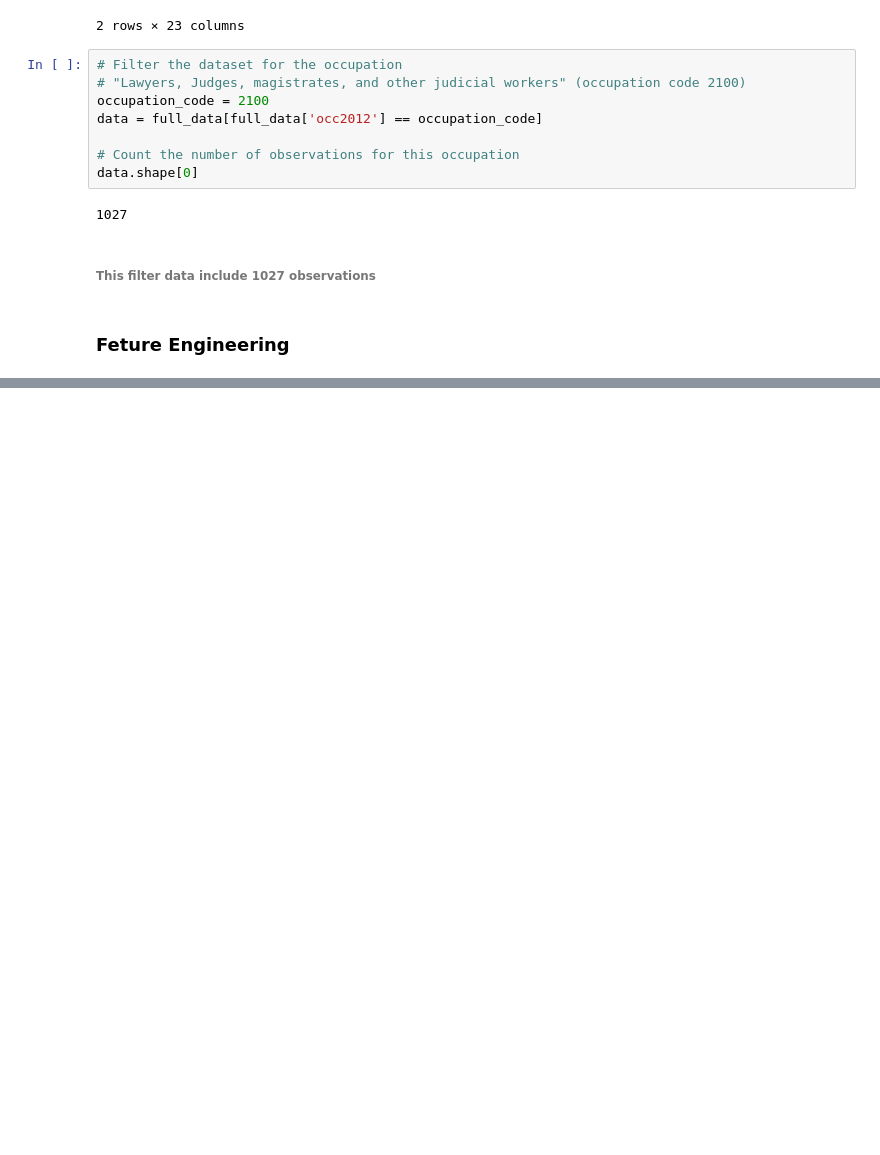
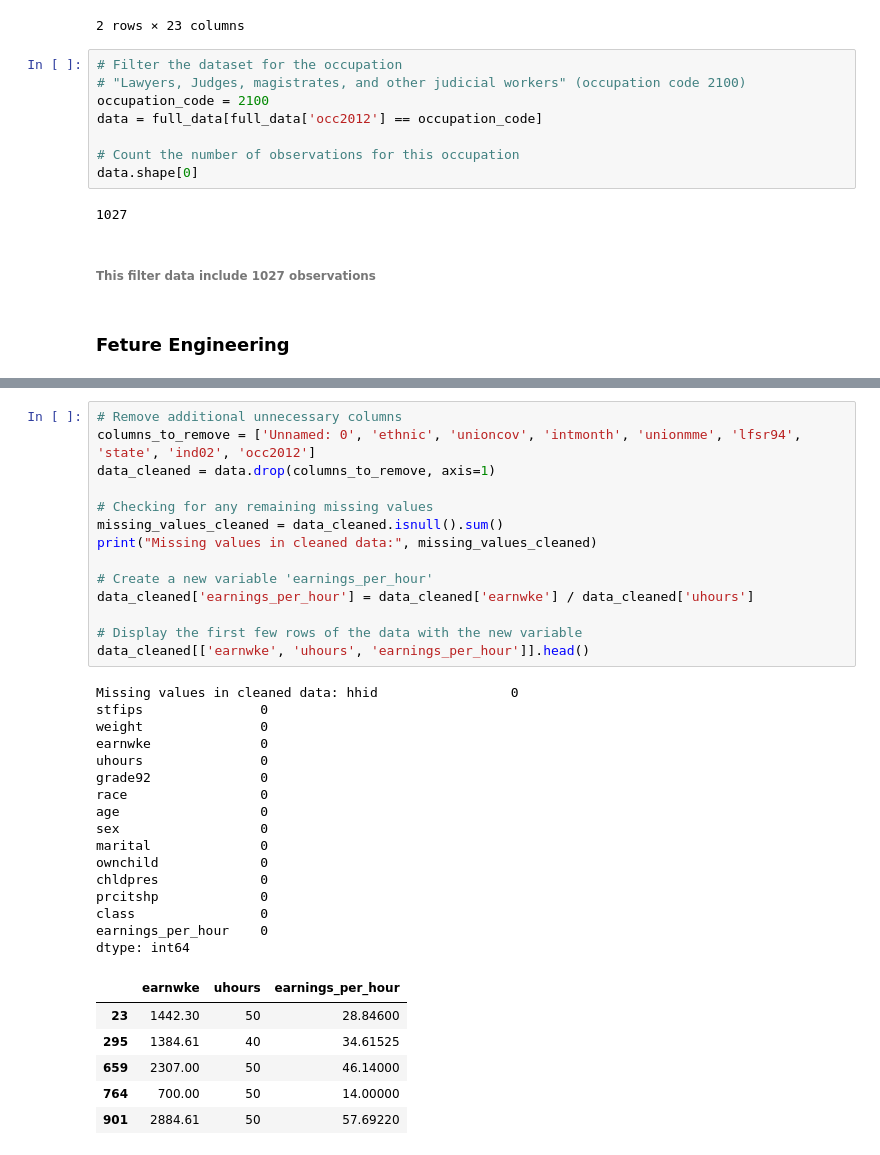
Before and after one commit to thimaipham/CEU_DA3_Assignment1, a Jupyter notebook: Assignment1_ThiMaiPham.ipynb, the cells around one changed output, grey strips where cells are left out. Cells and saved outputs as stored; diff of their text form; blank space fills up the shorter version.

```diff
--- a/Assignment1_ThiMaiPham.ipynb
+++ b/Assignment1_ThiMaiPham.ipynb
@@ -156,0 +72,37 @@ data_label_encoded.head()
+# %%
+# Remove additional unnecessary columns
+columns_to_remove = ['Unnamed: 0', 'ethnic', 'unioncov', 'intmonth', 'unionmme', 'lfsr94', 'state', 'ind02', 'occ2012']
+data_cleaned = data.drop(columns_to_remove, axis=1)
+
+# Checking for any remaining missing values
+missing_values_cleaned = data_cleaned.isnull().sum()
+print("Missing values in cleaned data:", missing_values_cleaned)
+
+# Create a new variable 'earnings_per_hour'
+data_cleaned['earnings_per_hour'] = data_cleaned['earnwke'] / data_cleaned['uhours']
+
+# Display the first few rows of the data with the new variable
+data_cleaned[['earnwke', 'uhours', 'earnings_per_hour']].head()
+# %% [output]
+Missing values in cleaned data: hhid                 0
+stfips               0
+weight               0
+earnwke              0
+uhours               0
+grade92              0
+race                 0
+age                  0
+sex                  0
+marital              0
+ownchild             0
+chldpres             0
+prcitshp             0
+class                0
+earnings_per_hour    0
+dtype: int64
+|  | earnwke | uhours | earnings_per_hour |
+| 23 | 1442.30 | 50 | 28.84600 |
+| 295 | 1384.61 | 40 | 34.61525 |
+| 659 | 2307.00 | 50 | 46.14000 |
+| 764 | 700.00 | 50 | 14.00000 |
+| 901 | 2884.61 | 50 | 57.69220 |
```
Also changed, not shown: parts of 24 cells of this notebook.
